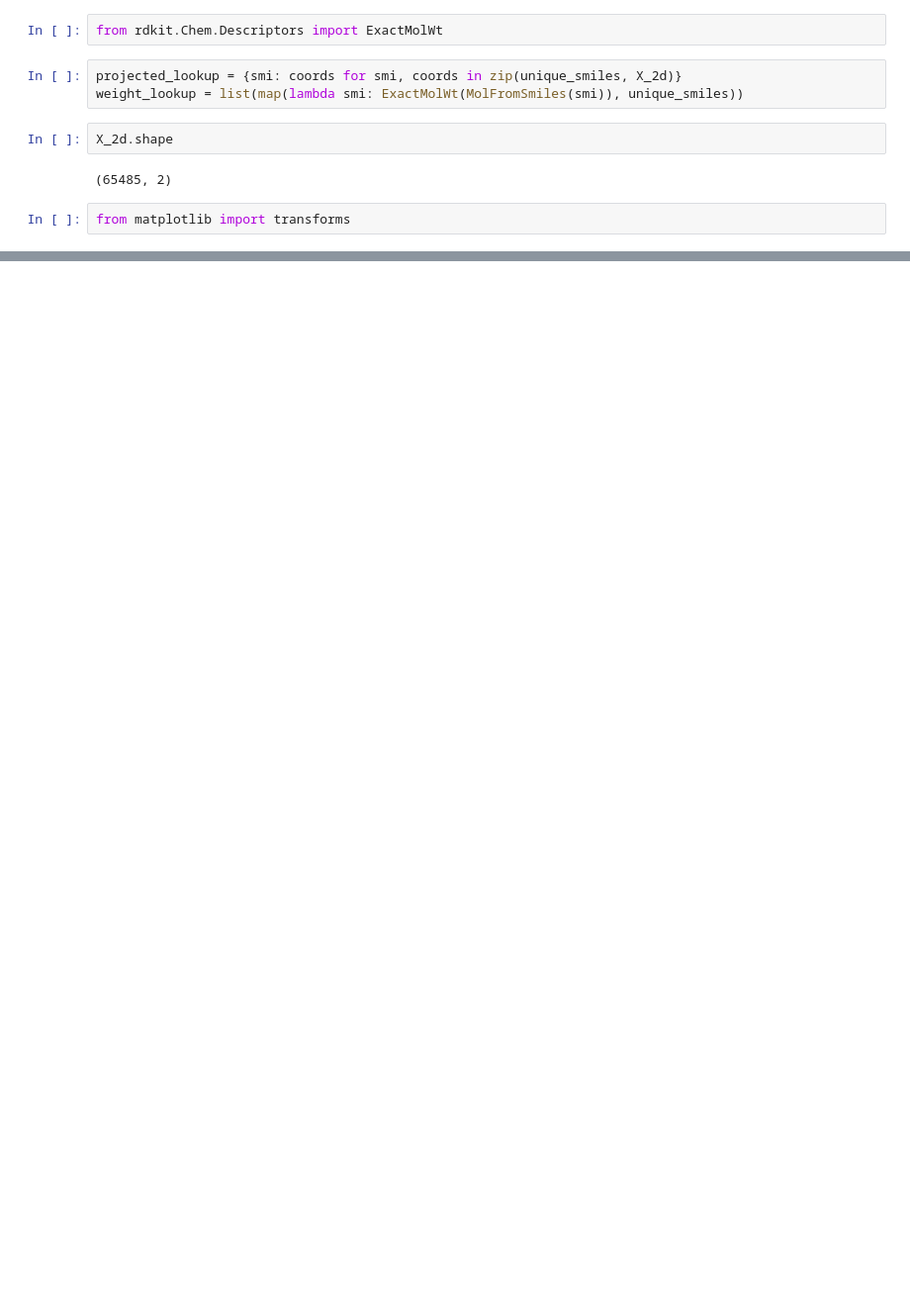
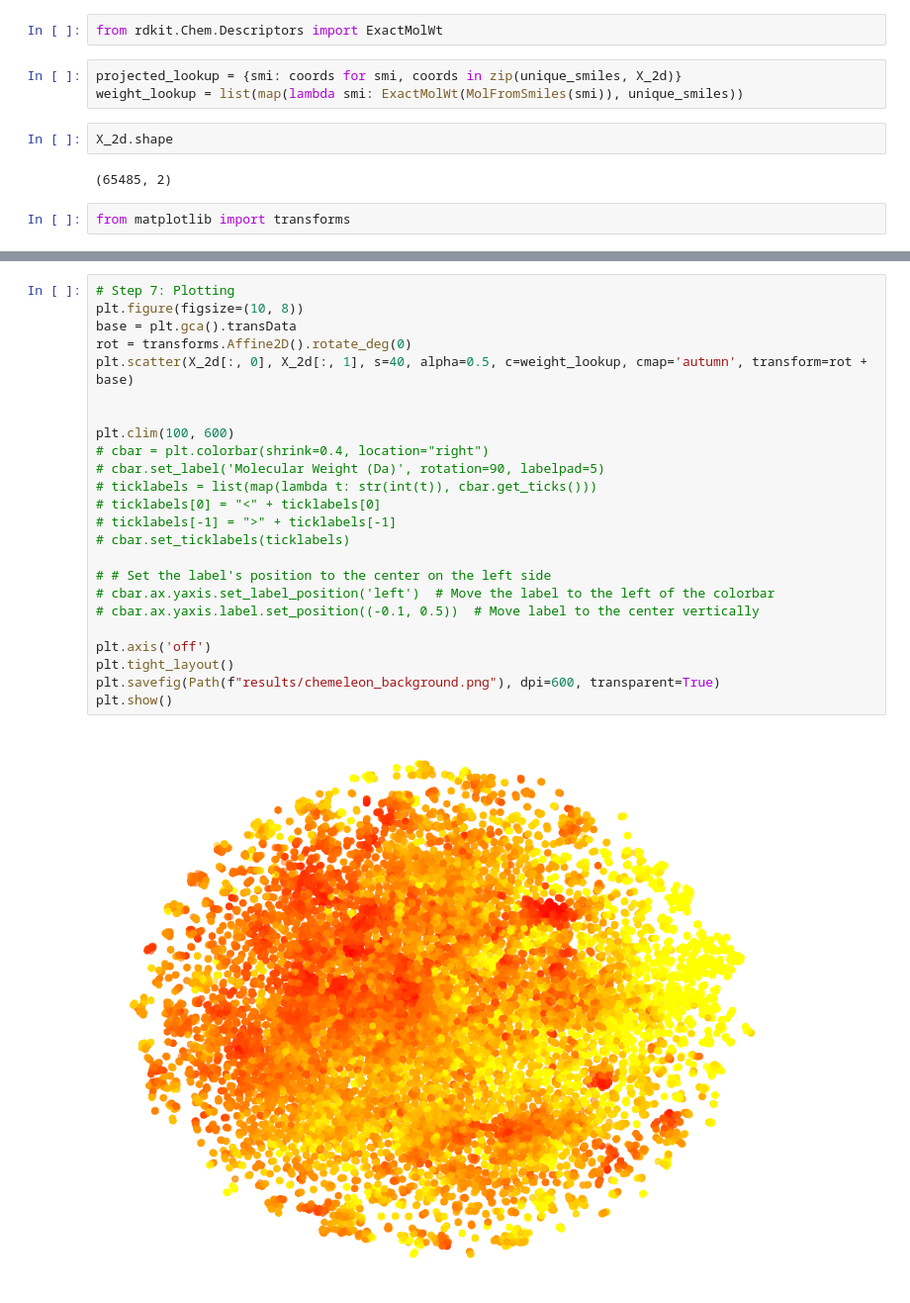
Before and after one commit to JacksonBurns/similaritybenchmark, a Jupyter notebook: projections.ipynb, the cells around one changed output, grey strips where cells are left out. Shown at 99% size. Drawn from its saved outputs; the diff is of its cells as text; blank space fills up the shorter version.

```diff
--- a/projections.ipynb
+++ b/projections.ipynb
@@ -279,0 +342,26 @@ Some interesting series to plot for single assay:
+# %%
+# Step 7: Plotting
+plt.figure(figsize=(10, 8))
+base = plt.gca().transData
+rot = transforms.Affine2D().rotate_deg(0)
+plt.scatter(X_2d[:, 0], X_2d[:, 1], s=40, alpha=0.5, c=weight_lookup, cmap='autumn', transform=rot + base)
+
+
+plt.clim(100, 600)
+# cbar = plt.colorbar(shrink=0.4, location="right")
+# cbar.set_label('Molecular Weight (Da)', rotation=90, labelpad=5)
+# ticklabels = list(map(lambda t: str(int(t)), cbar.get_ticks()))
+# ticklabels[0] = "<" + ticklabels[0]
+# ticklabels[-1] = ">" + ticklabels[-1]
+# cbar.set_ticklabels(ticklabels)
+
+# # Set the label's position to the center on the left side
+# cbar.ax.yaxis.set_label_position('left')  # Move the label to the left of the colorbar
+# cbar.ax.yaxis.label.set_position((-0.1, 0.5))  # Move label to the center vertically
+
+plt.axis('off')
+plt.tight_layout()
+plt.savefig(Path(f"results/chemeleon_background.png"), dpi=600, transparent=True)
+plt.show()
+# %% [output]
+[figure, added]
```
Also changed, not shown: parts of 8 cells of this notebook.
